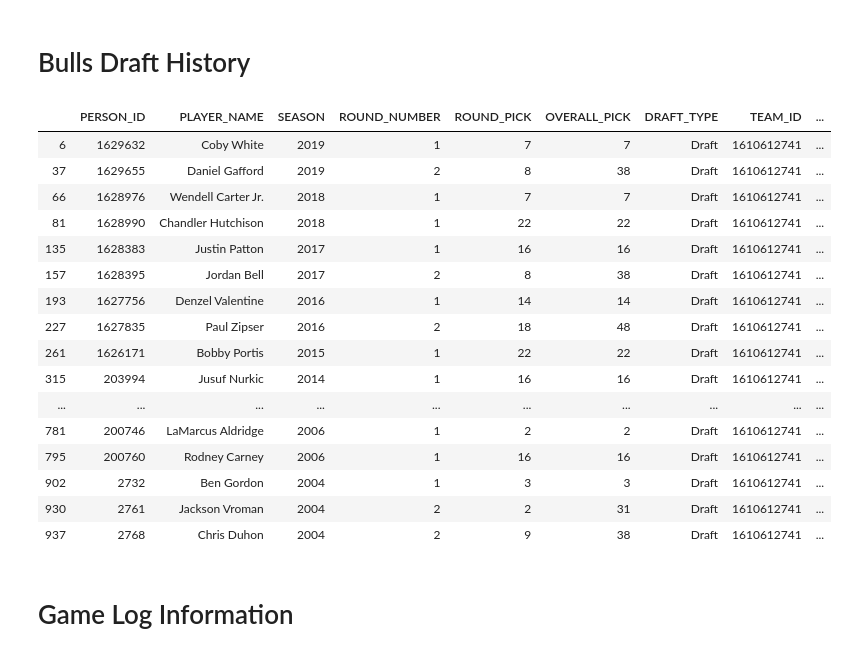
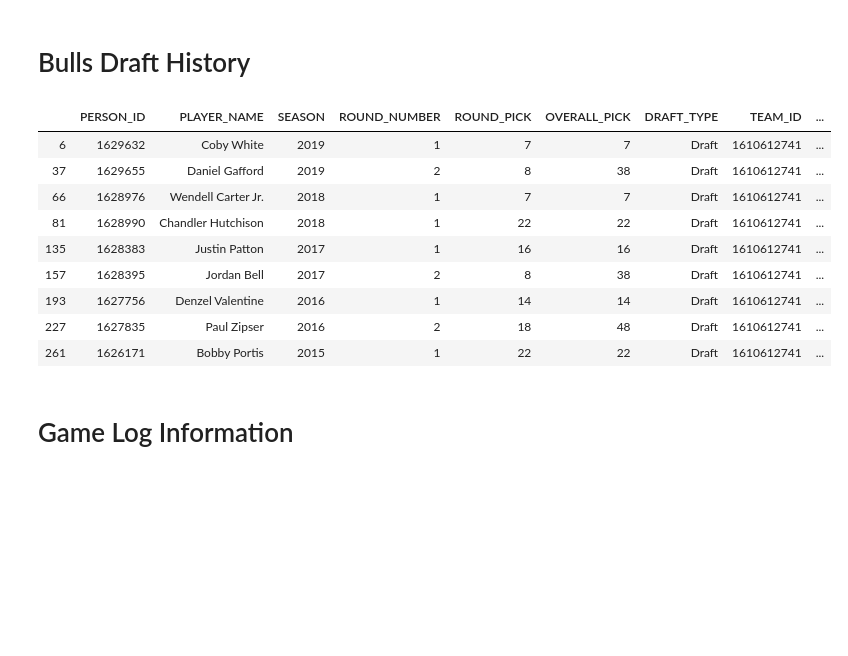
Before and after one commit to Jared-A/NBA_PyPi_Fun, a Jupyter notebook: Importing_NBA_API.ipynb, the cells around one changed output. Drawn from its saved outputs; the diff is of its cells as text; code cells hidden in the pictures; blank space fills up the shorter version.

```diff
--- a/Importing_NBA_API.ipynb
+++ b/Importing_NBA_API.ipynb
@@ -427,29 +427,22 @@ plt.show()
 # %%
 draft_history = drafthistory.DraftHistory(league_id = '00')
 draft_history_df = draft_history.get_data_frames()[0]
 draft_history_df.head(60)
 
 bulls_draft_history_df = draft_history_df.loc[(draft_history_df['TEAM_NAME'] == 'Bulls') &
-                                              (draft_history_df['SEASON']    >= '2004' ), :]
+                                              (draft_history_df['SEASON']    >= '2015' ), :]
 bulls_draft_history_df
 # %% [output]
 |  | PERSON_ID | PLAYER_NAME | SEASON | ROUND_NUMBER | ROUND_PICK | OVERALL_PICK | DRAFT_TYPE | TEAM_ID | ... |
 | 6 | 1629632 | Coby White | 2019 | 1 | 7 | 7 | Draft | 1610612741 | ... |
 | 37 | 1629655 | Daniel Gafford | 2019 | 2 | 8 | 38 | Draft | 1610612741 | ... |
 | 66 | 1628976 | Wendell Carter Jr. | 2018 | 1 | 7 | 7 | Draft | 1610612741 | ... |
 | 81 | 1628990 | Chandler Hutchison | 2018 | 1 | 22 | 22 | Draft | 1610612741 | ... |
 | 135 | 1628383 | Justin Patton | 2017 | 1 | 16 | 16 | Draft | 1610612741 | ... |
 | 157 | 1628395 | Jordan Bell | 2017 | 2 | 8 | 38 | Draft | 1610612741 | ... |
 | 193 | 1627756 | Denzel Valentine | 2016 | 1 | 14 | 14 | Draft | 1610612741 | ... |
 | 227 | 1627835 | Paul Zipser | 2016 | 2 | 18 | 48 | Draft | 1610612741 | ... |
 | 261 | 1626171 | Bobby Portis | 2015 | 1 | 22 | 22 | Draft | 1610612741 | ... |
-| 315 | 203994 | Jusuf Nurkic | 2014 | 1 | 16 | 16 | Draft | 1610612741 | ... |
-| ... | ... | ... | ... | ... | ... | ... | ... | ... | ... |
-| 781 | 200746 | LaMarcus Aldridge | 2006 | 1 | 2 | 2 | Draft | 1610612741 | ... |
-| 795 | 200760 | Rodney Carney | 2006 | 1 | 16 | 16 | Draft | 1610612741 | ... |
-| 902 | 2732 | Ben Gordon | 2004 | 1 | 3 | 3 | Draft | 1610612741 | ... |
-| 930 | 2761 | Jackson Vroman | 2004 | 2 | 2 | 31 | Draft | 1610612741 | ... |
-| 937 | 2768 | Chris Duhon | 2004 | 2 | 9 | 38 | Draft | 1610612741 | ... |
 # %% [markdown]
 # Game Log Information
 # %%
```
Also changed, not shown: parts of 16 cells of this notebook, 22 other files.
